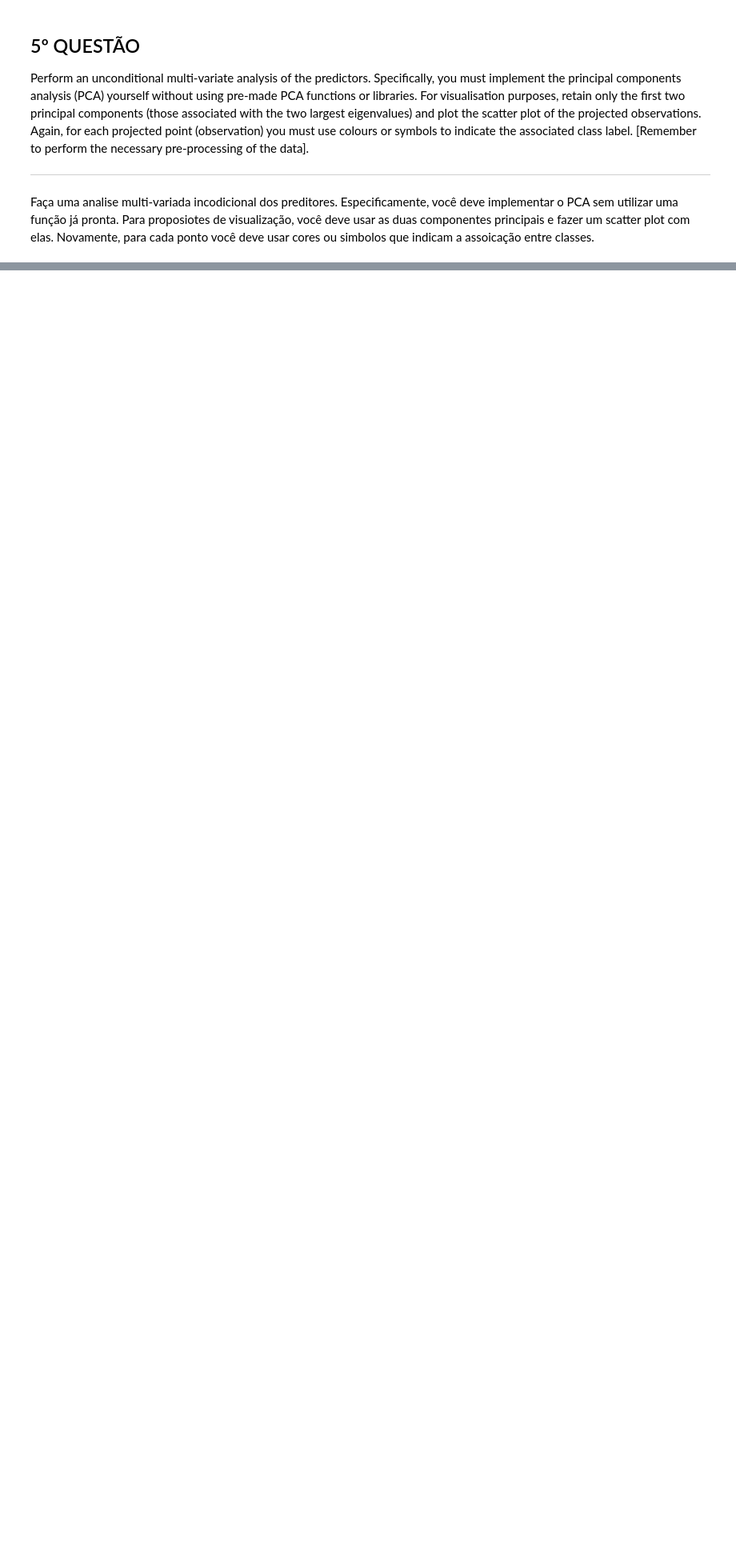
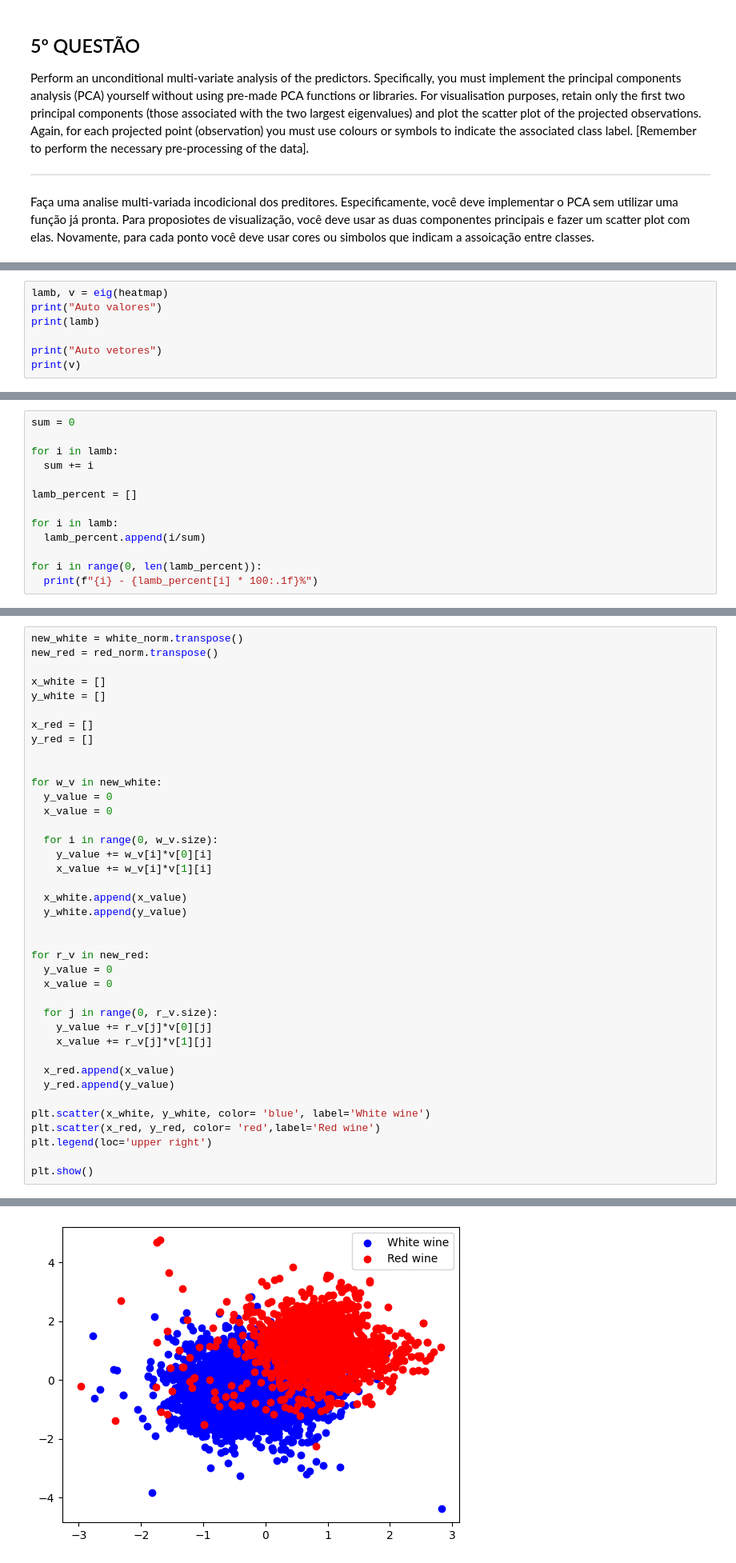
Before and after one commit to clock-s/Homeworks, a Jupyter notebook: ICA_Homework_1.ipynb, the cells around one changed output, grey strips where cells are left out. Shown at 80% size. Drawn from its saved outputs; the diff is of its cells as text; blank space fills up the shorter version.

```diff
--- a/ICA_Homework_1.ipynb
+++ b/ICA_Homework_1.ipynb
@@ -421,0 +451,7 @@ Faça uma analise multi-variada incodicional dos preditores. Especificamente, vo
+# %%
+lamb, v = eig(heatmap)
+print("Auto valores")
+print(lamb)
+
+print("Auto vetores")
+print(v)
@@ -421,0 +482,13 @@ Faça uma analise multi-variada incodicional dos preditores. Especificamente, vo
+# %%
+sum = 0
+
+for i in lamb:
+  sum += i
+
+lamb_percent = []
+
+for i in lamb:
+  lamb_percent.append(i/sum)
+
+for i in range(0, len(lamb_percent)):
+  print(f"{i} - {lamb_percent[i] * 100:.1f}%")
@@ -421,0 +509,40 @@ Faça uma analise multi-variada incodicional dos preditores. Especificamente, vo
+# %%
+new_white = white_norm.transpose()
+new_red = red_norm.transpose()
+
+x_white = []
+y_white = []
+
+x_red = []
+y_red = []
+
+
+for w_v in new_white:
+  y_value = 0
+  x_value = 0
+
+  for i in range(0, w_v.size):
+    y_value += w_v[i]*v[0][i]
+    x_value += w_v[i]*v[1][i]
+
+  x_white.append(x_value)
+  y_white.append(y_value)
+
+
+for r_v in new_red:
+  y_value = 0
+  x_value = 0
+
+  for j in range(0, r_v.size):
+    y_value += r_v[j]*v[0][j]
+    x_value += r_v[j]*v[1][j]
+
+  x_red.append(x_value)
+  y_red.append(y_value)
+
+plt.scatter(x_white, y_white, color= 'blue', label='White wine')
+plt.scatter(x_red, y_red, color= 'red',label='Red wine')
+plt.legend(loc='upper right')
+
+plt.show()
+# %% [output]
@@ -421,0 +550 @@ Faça uma analise multi-variada incodicional dos preditores. Especificamente, vo
+[figure, added]
```
Also changed, not shown: parts of 11 cells of this notebook.
